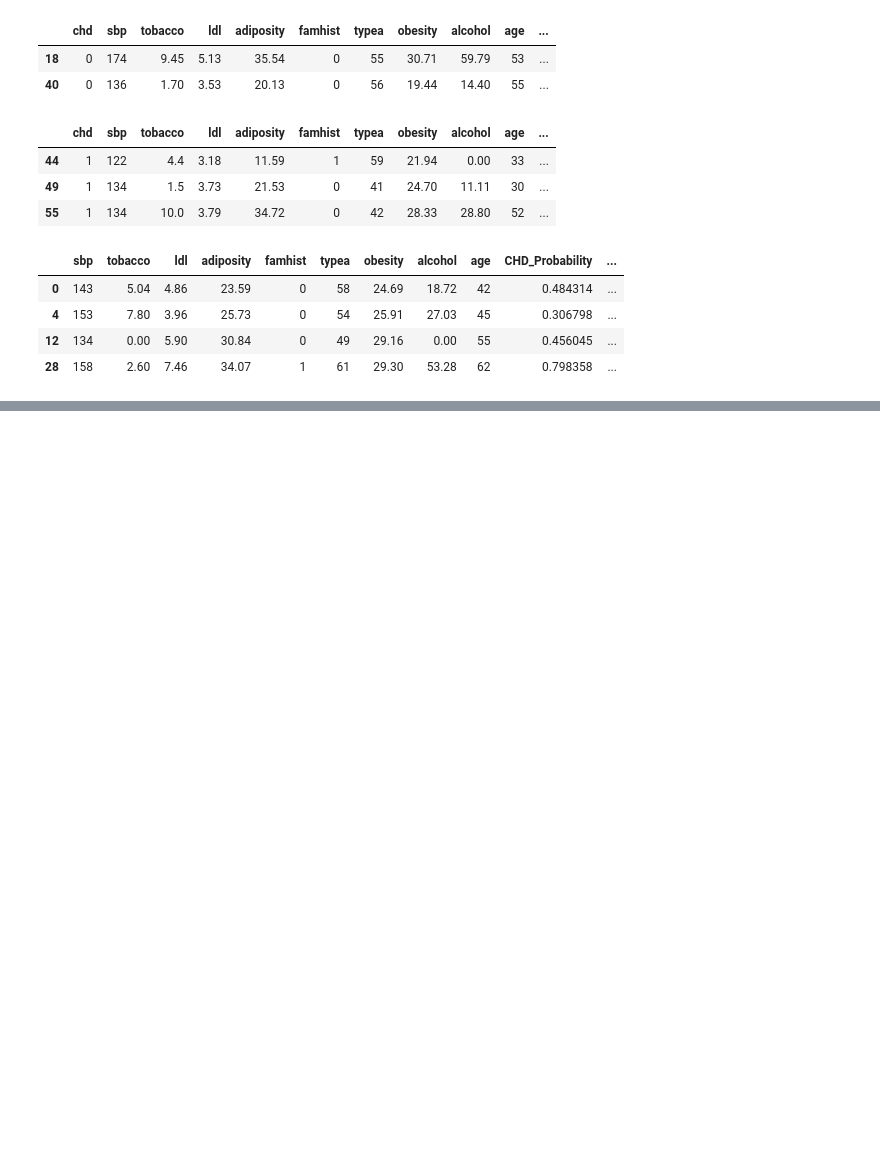
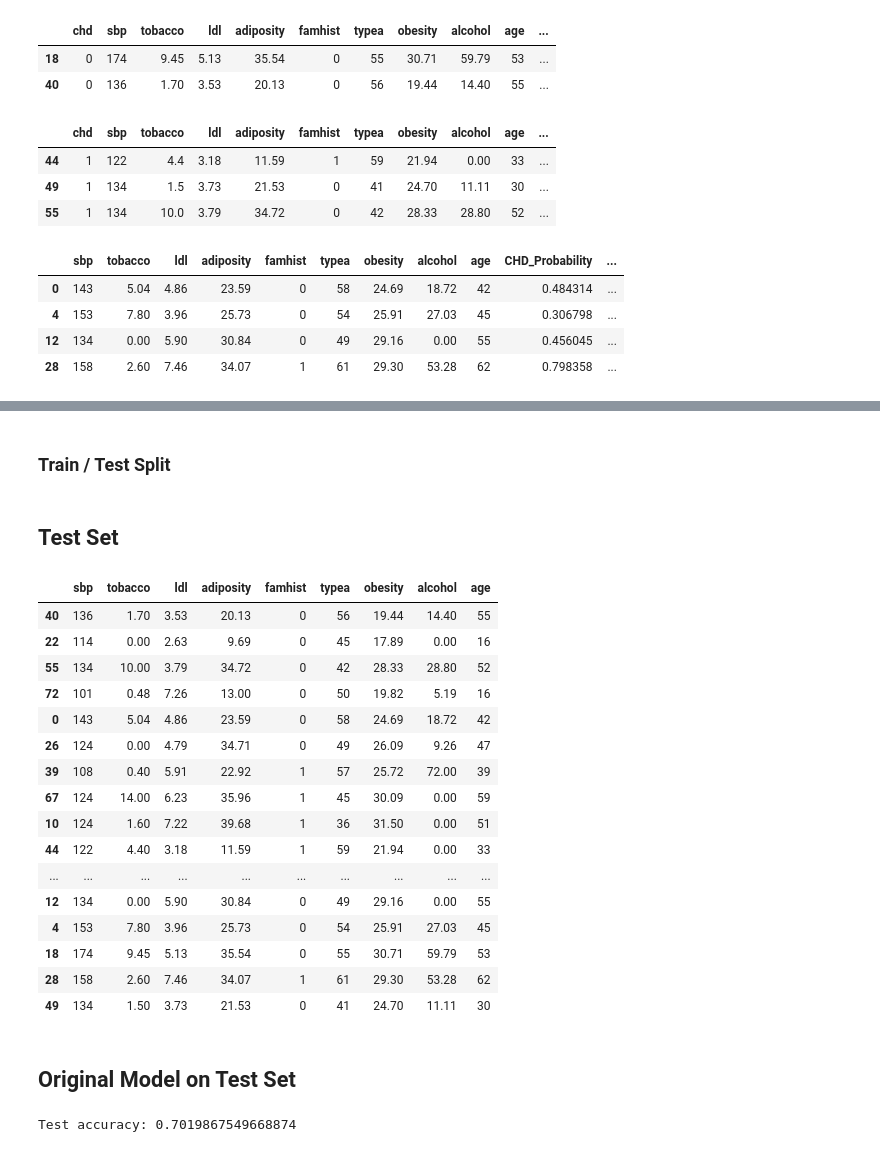
Before and after one commit to starshrimp/HumanMachineInteraction, a Jupyter notebook: Exercise Interactive ML-20240315/Exerc-Interactive_ML.ipynb, the cells around one changed output, grey strips where cells are left out. Cells and saved outputs as stored; diff of their text form; code cells hidden in the pictures; blank space fills up the shorter version.

```diff
--- a/Exercise Interactive ML-20240315/Exerc-Interactive_ML.ipynb
+++ b/Exercise Interactive ML-20240315/Exerc-Interactive_ML.ipynb
@@ -280,0 +440,2 @@ uncertain_cases
+# %% [markdown]
+### Train / Test Split
@@ -280,0 +448,2 @@ uncertain_cases
+# %% [markdown]
+## Test Set
@@ -280,0 +464,37 @@ uncertain_cases
+# %%
+X_test
+# %% [output]
+|  | sbp | tobacco | ldl | adiposity | famhist | typea | obesity | alcohol | age |
+| 40 | 136 | 1.70 | 3.53 | 20.13 | 0 | 56 | 19.44 | 14.40 | 55 |
+| 22 | 114 | 0.00 | 2.63 | 9.69 | 0 | 45 | 17.89 | 0.00 | 16 |
+| 55 | 134 | 10.00 | 3.79 | 34.72 | 0 | 42 | 28.33 | 28.80 | 52 |
+| 72 | 101 | 0.48 | 7.26 | 13.00 | 0 | 50 | 19.82 | 5.19 | 16 |
+| 0 | 143 | 5.04 | 4.86 | 23.59 | 0 | 58 | 24.69 | 18.72 | 42 |
+| 26 | 124 | 0.00 | 4.79 | 34.71 | 0 | 49 | 26.09 | 9.26 | 47 |
+| 39 | 108 | 0.40 | 5.91 | 22.92 | 1 | 57 | 25.72 | 72.00 | 39 |
+| 67 | 124 | 14.00 | 6.23 | 35.96 | 1 | 45 | 30.09 | 0.00 | 59 |
+| 10 | 124 | 1.60 | 7.22 | 39.68 | 1 | 36 | 31.50 | 0.00 | 51 |
+| 44 | 122 | 4.40 | 3.18 | 11.59 | 1 | 59 | 21.94 | 0.00 | 33 |
+| ... | ... | ... | ... | ... | ... | ... | ... | ... | ... |
+| 12 | 134 | 0.00 | 5.90 | 30.84 | 0 | 49 | 29.16 | 0.00 | 55 |
+| 4 | 153 | 7.80 | 3.96 | 25.73 | 0 | 54 | 25.91 | 27.03 | 45 |
+| 18 | 174 | 9.45 | 5.13 | 35.54 | 0 | 55 | 30.71 | 59.79 | 53 |
+| 28 | 158 | 2.60 | 7.46 | 34.07 | 1 | 61 | 29.30 | 53.28 | 62 |
+| 49 | 134 | 1.50 | 3.73 | 21.53 | 0 | 41 | 24.70 | 11.11 | 30 |
+# %% [markdown]
+## Original Model on Test Set
+# %%
+#fitting XGB Model
+model_full = xgb.XGBClassifier()
+model_full.fit(X_train, y_train)
+
+# predictions for test set
+test_predictions_full_original = model_full.predict(X_test_full)
+
+
+#Calculating accuracy
+accuracy_test_full_original = accuracy_score(y_test_full, test_predictions_full_original)
+
+print(f"Test accuracy: {accuracy_test_full_original}")
+# %% [output]
+Test accuracy: 0.7019867549668874
```
Also changed, not shown: parts of 38 cells of this notebook, 3 other files.
